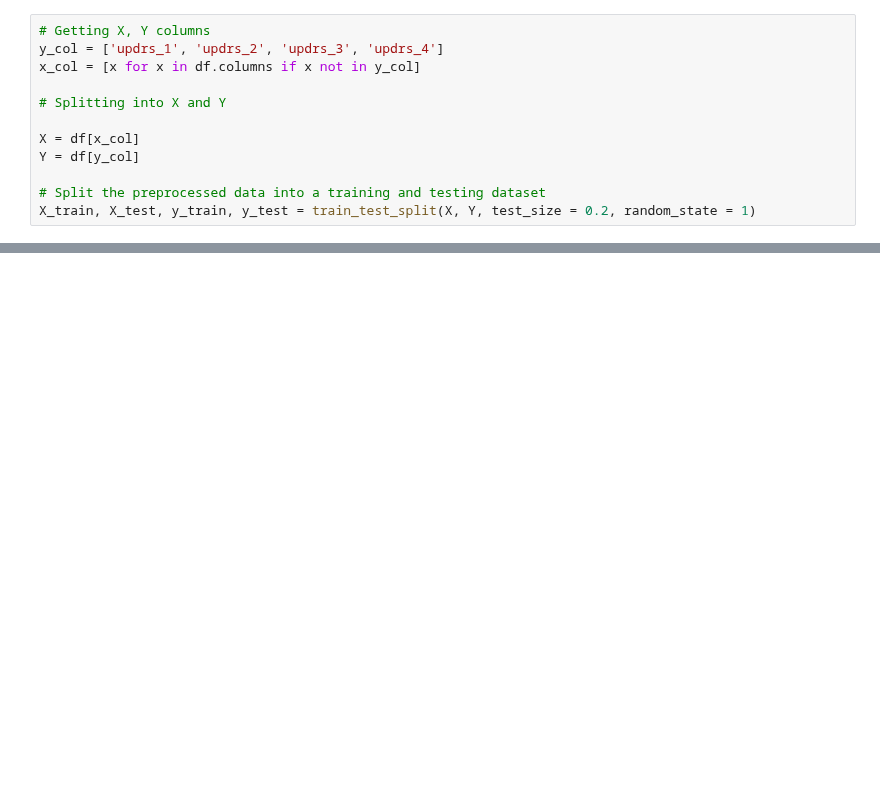
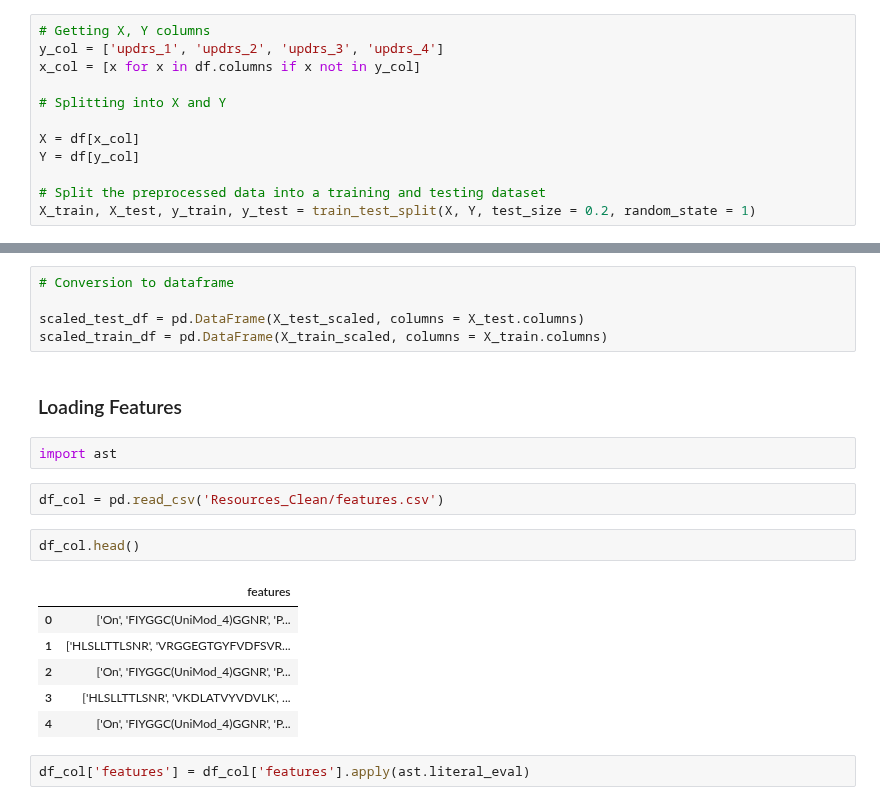
Before and after one commit to Payal-dh/ParkinsonsProgressionModel, a Jupyter notebook: Machine Learning .ipynb, the cells around one changed output, grey strips where cells are left out. Drawn from its saved outputs; the diff is of its cells as text; blank space fills up the shorter version.

```diff
--- a/Machine Learning .ipynb
+++ b/Machine Learning .ipynb
@@ -140,0 +54,22 @@ X_train, X_test, y_train, y_test = train_test_split(X, Y, test_size = 0.2, rando
+# %%
+# Conversion to dataframe
+
+scaled_test_df = pd.DataFrame(X_test_scaled, columns = X_test.columns)
+scaled_train_df = pd.DataFrame(X_train_scaled, columns = X_train.columns)
+# %% [markdown]
+### Loading Features
+# %%
+import ast
+# %%
+df_col = pd.read_csv('Resources_Clean/features.csv')
+# %%
+df_col.head()
+# %% [output]
+|  | features |
+| 0 | ['On', 'FIYGGC(UniMod_4)GGNR', 'P... |
+| 1 | ['HLSLLTTLSNR', 'VRGGEGTGYFVDFSVR... |
+| 2 | ['On', 'FIYGGC(UniMod_4)GGNR', 'P... |
+| 3 | ['HLSLLTTLSNR', 'VKDLATVYVDVLK', ... |
+| 4 | ['On', 'FIYGGC(UniMod_4)GGNR', 'P... |
+# %%
+df_col['features'] = df_col['features'].apply(ast.literal_eval)
```
Also changed, not shown: parts of 29 cells of this notebook, 33 other files.
